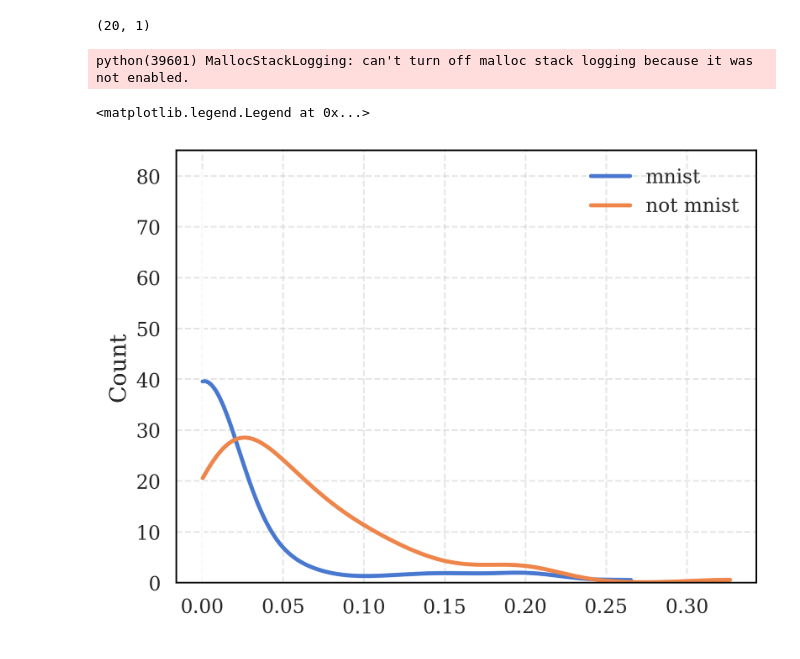
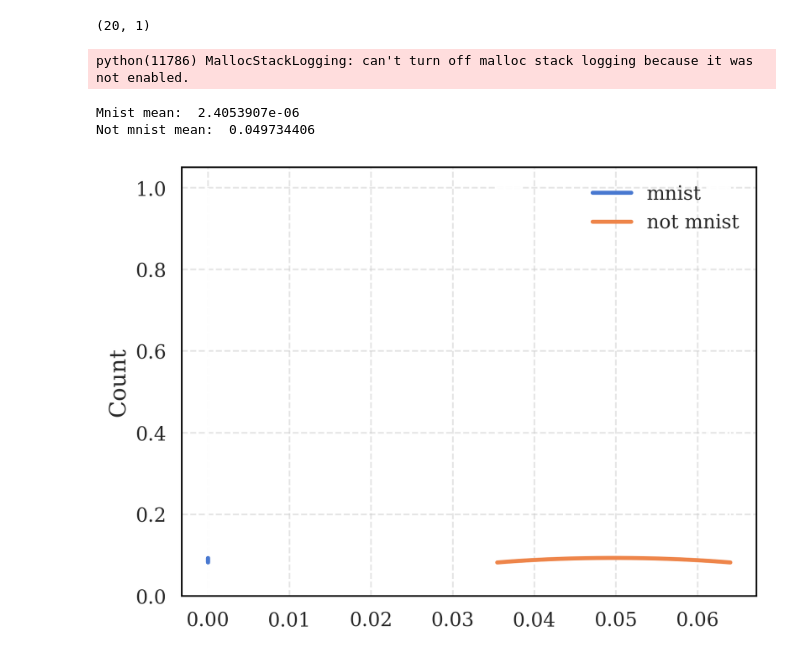
Before and after one commit to pablogarciarce/AdvReg, a Jupyter notebook: notebooks/test_distr_mnist_jax_VI.ipynb, the cells around one changed output. Saved outputs shown, nothing was run; the diff lists cells and outputs as text; code cells hidden in the pictures.

```diff
--- a/notebooks/test_distr_mnist_jax_VI.ipynb
+++ b/notebooks/test_distr_mnist_jax_VI.ipynb
@@ -62,7 +65,7 @@ y = jax.nn.one_hot(y, 10)
 X_train, X_test = X[:60000], X[60000:]
 y_train, y_test = y[:60000], y[60000:]
 # %%
-modelVI = ClasBayesianNNVI(input_dim=X_train.shape[1], hidden_units=30)
+modelVI = ClasBayesianNNVI(input_dim=X_train.shape[1], hidden_units=10)
 try:
     modelVI.load('../src/models/weights/mnist/30bnnvi')
 except FileNotFoundError:
@@ -72,6 +75,6 @@ except FileNotFoundError:
         jnp.argmax(y_train, axis=1),
         num_steps=5000
     )
-    modelVI.save('../src/models/weights/mnist/30bnnvi')
+    modelVI.save('../src/models/weights/mnist/10bnnviflat')
 # %%
 # measure accuracy over the test set
@@ -116,26 +119,31 @@ def entropy(x, pred):
     entr = - (pred * jnp.log(pred)).sum(axis=-1) / jnp.log(2)
     return entr.mean()
 # %%
-unattacked_entropies = []
-for x in tqdm(X_test[:100]):
+mnist = []
+for x in tqdm(X_test[:2]):
     x = jax.numpy.array(x.reshape(1, -1))
     preds = modelVI.sample_predictive_distribution_probs(jax.random.PRNGKey(0), x, 20)
-    unattacked_entropies.append(entropy(x, preds))
+    mnist.append(entropy(x, preds))
 
-sns.histplot(jnp.array(unattacked_entropies), kde=True, bins=10, alpha=0.)
-legend = ['mnist', 'not mnist']
-unattacked_entropies = []
-for x in tqdm(X_notmnist[:100]):
+sns.histplot(jnp.array(mnist), kde=True, bins=10, alpha=0.)
+
+not_mnist = []
+for x in tqdm(X_notmnist[:2]):
     x = jax.numpy.array(x.reshape(1, -1))
     preds = modelVI.sample_predictive_distribution_probs(jax.random.PRNGKey(0), x, 20)
-    unattacked_entropies.append(entropy(x, preds))
+    not_mnist.append(entropy(x, preds))
 
-sns.histplot(jnp.array(unattacked_entropies), kde=True, bins=10, alpha=0.)
+sns.histplot(jnp.array(not_mnist), kde=True, bins=10, alpha=0.)
+
+legend = ['mnist', 'not mnist']
 plt.legend(legend)
+print('Mnist mean: ', jnp.array(mnist).mean())
+print('Not mnist mean: ', jnp.array(not_mnist).mean())
 # %% [output]
-python(39601) MallocStackLogging: can't turn off malloc stack logging because it was not enabled.
+python(11786) MallocStackLogging: can't turn off malloc stack logging because it was not enabled.
-<matplotlib.legend.Legend at 0x...>
+Mnist mean:  2.4053907e-06
+Not mnist mean:  0.049734406
-[figure, old version]
+[figure, new version]
 # %%
 # Y is a uniform distribution over 10 classes
 obj_appd = numpyro.distributions.Categorical(jnp.ones(10) / 10)
```
Also changed, not shown: parts of 5 cells of this notebook, 6 other files.
